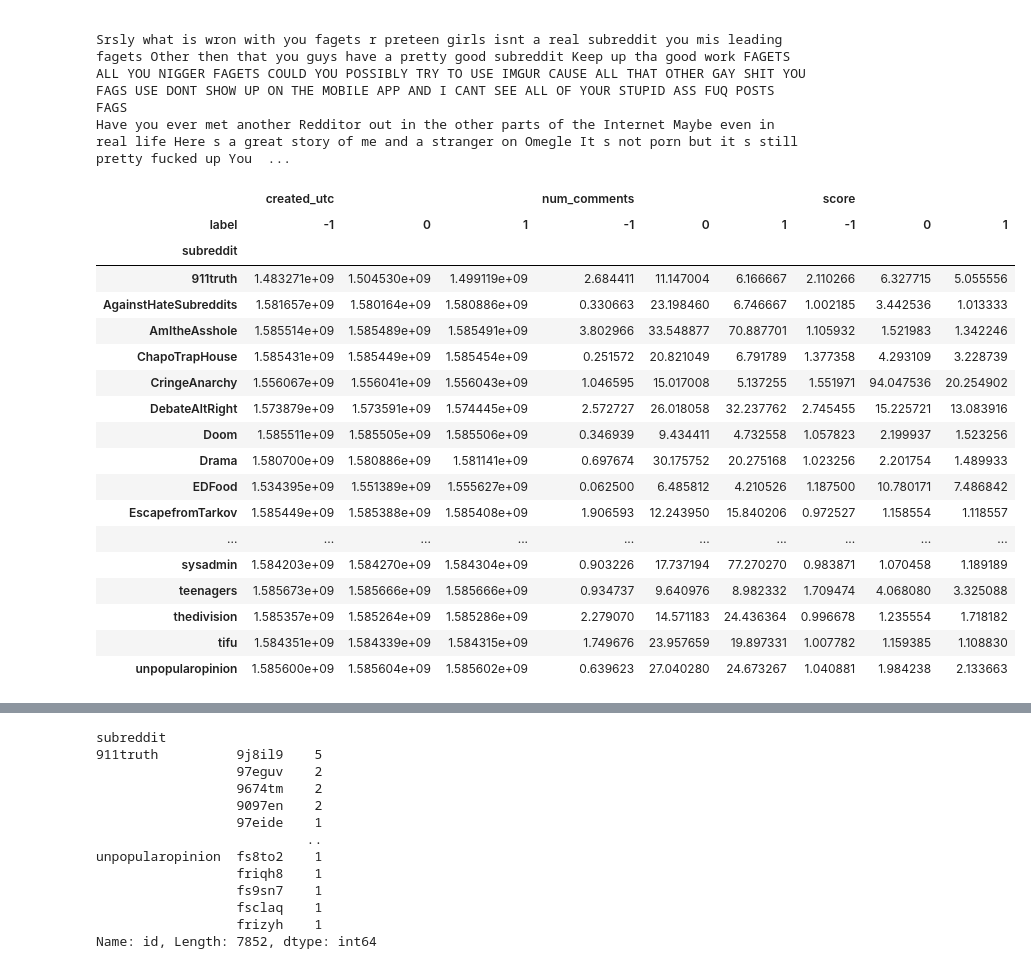
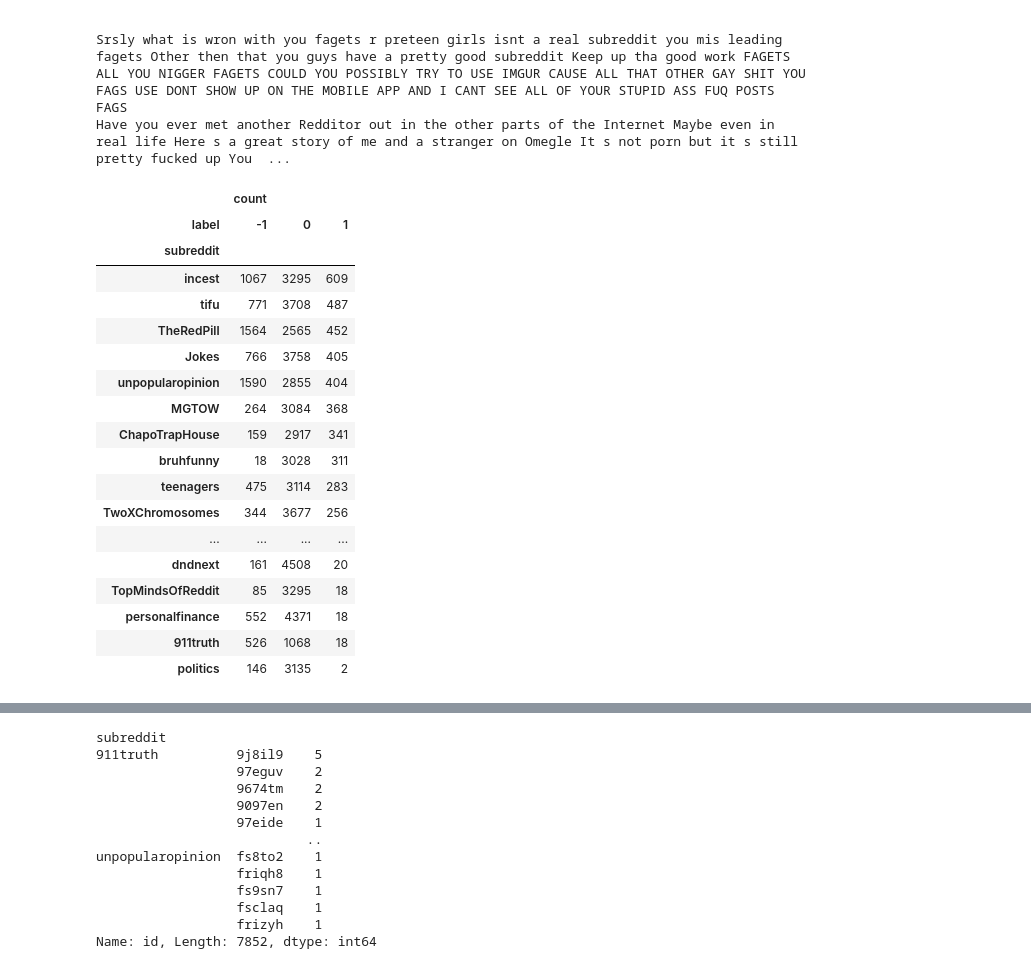
Before and after one commit to syeehyn/hinreddit, a Jupyter notebook: notebooks/EDA-sensitive.ipynb, the cells around one changed output, grey strips where cells are left out. Saved outputs shown, nothing was run; the diff lists cells and outputs as text; code cells hidden in the pictures.

```diff
--- a/notebooks/EDA-sensitive.ipynb
+++ b/notebooks/EDA-sensitive.ipynb
@@ -175,25 +175,28 @@ feature_array = np.array(vectorizer.get_feature_names())
 tfidf_sorting = np.argsort(x.toarray()).flatten()[::-1]
 n = 20
 top_n = feature_array[tfidf_sorting[:n]]
+# %%
+post_labeldf['count'] = [1]*len(post_labeldf)
 # %%
-pd.pivot_table(post_labeldf, index=['subreddit'],columns=['label'])
+subreddit_label = pd.pivot_table(post_labeldf, index=['subreddit'],columns=['label'],values = ['count'],aggfunc=np.sum)
+subreddit_label.sort_values(('count',1),ascending = False)
 # %% [output]
-|  | created_utc |  |  | num_comments |  |  | score |  |  |
-| label | -1 | 0 | 1 | -1 | 0 | 1 | -1 | 0 | 1 |
-| subreddit |  |  |  |  |  |  |  |  |  |
-| 911truth | 1.483271e+09 | 1.504530e+09 | 1.499119e+09 | 2.684411 | 11.147004 | 6.166667 | 2.110266 | 6.327715 | 5.055556 |
-| AgainstHateSubreddits | 1.581657e+09 | 1.580164e+09 | 1.580886e+09 | 0.330663 | 23.198460 | 6.746667 | 1.002185 | 3.442536 | 1.013333 |
-| AmItheAsshole | 1.585514e+09 | 1.585489e+09 | 1.585491e+09 | 3.802966 | 33.548877 | 70.887701 | 1.105932 | 1.521983 | 1.342246 |
-| ChapoTrapHouse | 1.585431e+09 | 1.585449e+09 | 1.585454e+09 | 0.251572 | 20.821049 | 6.791789 | 1.377358 | 4.293109 | 3.228739 |
-| CringeAnarchy | 1.556067e+09 | 1.556041e+09 | 1.556043e+09 | 1.046595 | 15.017008 | 5.137255 | 1.551971 | 94.047536 | 20.254902 |
-| DebateAltRight | 1.573879e+09 | 1.573591e+09 | 1.574445e+09 | 2.572727 | 26.018058 | 32.237762 | 2.745455 | 15.225721 | 13.083916 |
-| Doom | 1.585511e+09 | 1.585505e+09 | 1.585506e+09 | 0.346939 | 9.434411 | 4.732558 | 1.057823 | 2.199937 | 1.523256 |
-| Drama | 1.580700e+09 | 1.580886e+09 | 1.581141e+09 | 0.697674 | 30.175752 | 20.275168 | 1.023256 | 2.201754 | 1.489933 |
-| EDFood | 1.534395e+09 | 1.551389e+09 | 1.555627e+09 | 0.062500 | 6.485812 | 4.210526 | 1.187500 | 10.780171 | 7.486842 |
-| EscapefromTarkov | 1.585449e+09 | 1.585388e+09 | 1.585408e+09 | 1.906593 | 12.243950 | 15.840206 | 0.972527 | 1.158554 | 1.118557 |
-| ... | ... | ... | ... | ... | ... | ... | ... | ... | ... |
-| sysadmin | 1.584203e+09 | 1.584270e+09 | 1.584304e+09 | 0.903226 | 17.737194 | 77.270270 | 0.983871 | 1.070458 | 1.189189 |
-| teenagers | 1.585673e+09 | 1.585666e+09 | 1.585666e+09 | 0.934737 | 9.640976 | 8.982332 | 1.709474 | 4.068080 | 3.325088 |
-| thedivision | 1.585357e+09 | 1.585264e+09 | 1.585286e+09 | 2.279070 | 14.571183 | 24.436364 | 0.996678 | 1.235554 | 1.718182 |
-| tifu | 1.584351e+09 | 1.584339e+09 | 1.584315e+09 | 1.749676 | 23.957659 | 19.897331 | 1.007782 | 1.159385 | 1.108830 |
-| unpopularopinion | 1.585600e+09 | 1.585604e+09 | 1.585602e+09 | 0.639623 | 27.040280 | 24.673267 | 1.040881 | 1.984238 | 2.133663 |
+|  | count |  |  |
+| label | -1 | 0 | 1 |
+| subreddit |  |  |  |
+| incest | 1067 | 3295 | 609 |
+| tifu | 771 | 3708 | 487 |
+| TheRedPill | 1564 | 2565 | 452 |
+| Jokes | 766 | 3758 | 405 |
+| unpopularopinion | 1590 | 2855 | 404 |
+| MGTOW | 264 | 3084 | 368 |
+| ChapoTrapHouse | 159 | 2917 | 341 |
+| bruhfunny | 18 | 3028 | 311 |
+| teenagers | 475 | 3114 | 283 |
+| TwoXChromosomes | 344 | 3677 | 256 |
+| ... | ... | ... | ... |
+| dndnext | 161 | 4508 | 20 |
+| TopMindsOfReddit | 85 | 3295 | 18 |
+| personalfinance | 552 | 4371 | 18 |
+| 911truth | 526 | 1068 | 18 |
+| politics | 146 | 3135 | 2 |
```
Also changed, not shown: parts of 3 cells of this notebook.
